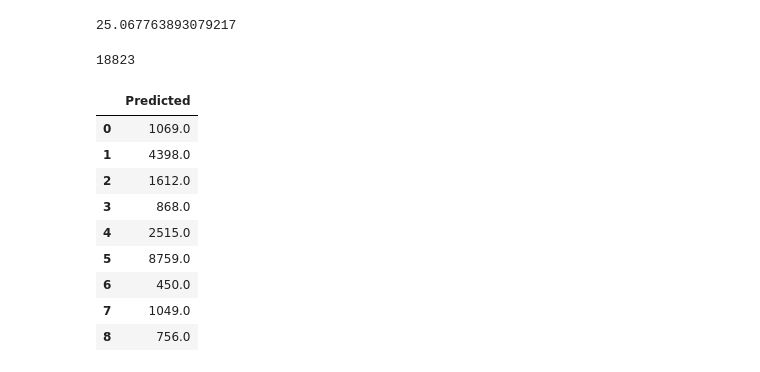
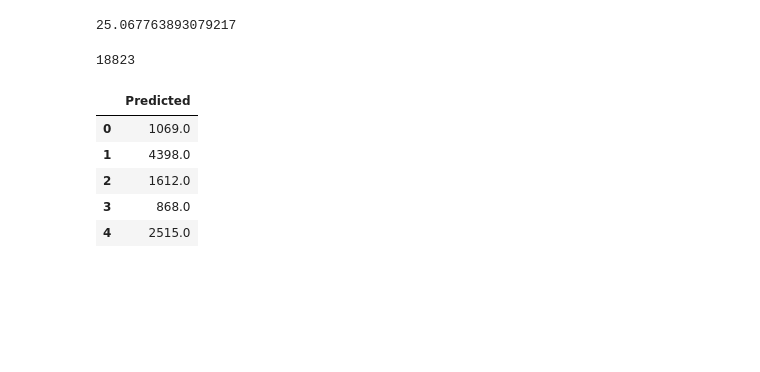
Before and after one commit to parvmaurya/ML_Diamonds_Dataset, a Jupyter notebook: diamond.ipynb, the cells around one changed output. Cells and saved outputs as stored; diff of their text form; code cells hidden in the pictures; blank space fills up the shorter version.

```diff
--- a/diamond.ipynb
+++ b/diamond.ipynb
@@ -213,15 +216,11 @@ pred = tree_reg.predict(X_test_prepared)
 diff = pd.DataFrame(data = pred)
 diff.columns = ['Predicted']
 # %%
-diff.head(9)
+diff.head(5)
 # %% [output]
 |  | Predicted |
 | 0 | 1069.0 |
 | 1 | 4398.0 |
 | 2 | 1612.0 |
 | 3 | 868.0 |
 | 4 | 2515.0 |
-| 5 | 8759.0 |
-| 6 | 450.0 |
-| 7 | 1049.0 |
-| 8 | 756.0 |
```
Also changed, not shown: parts of 13 cells of this notebook.
